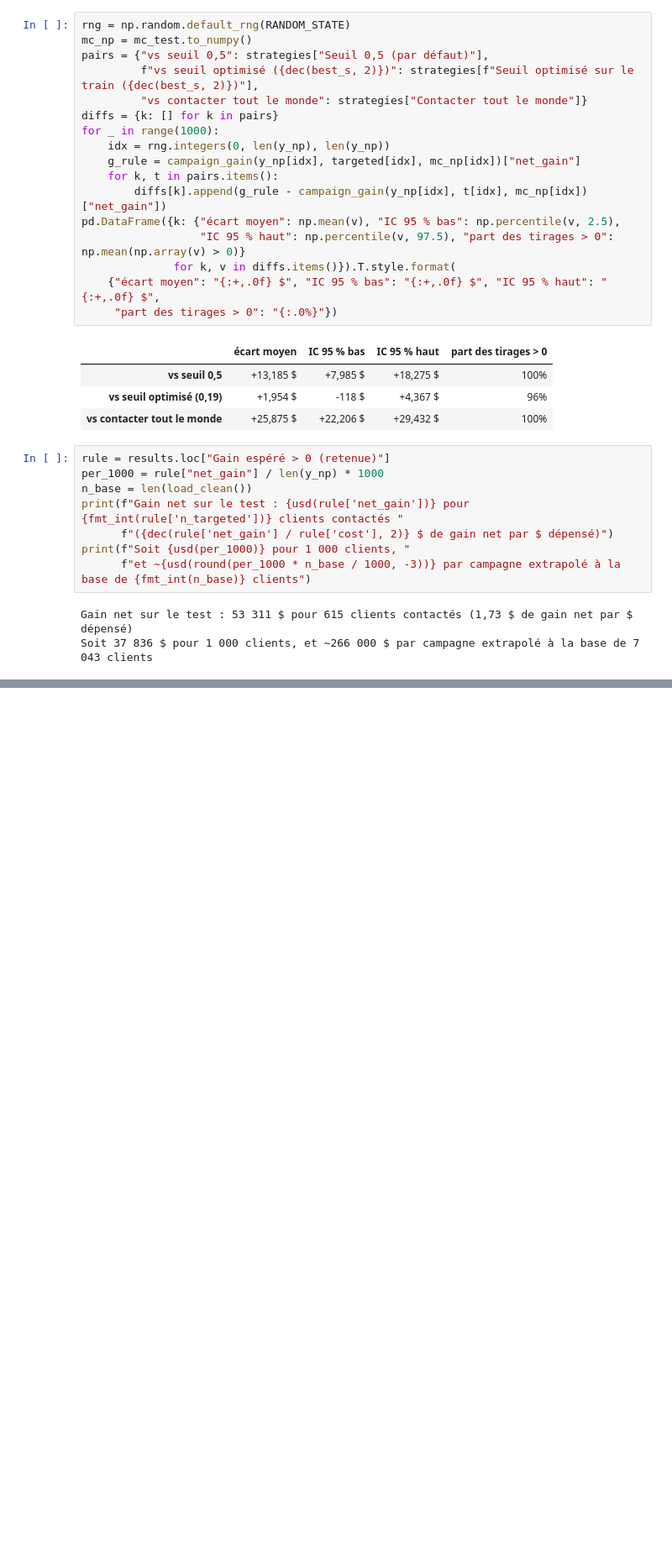
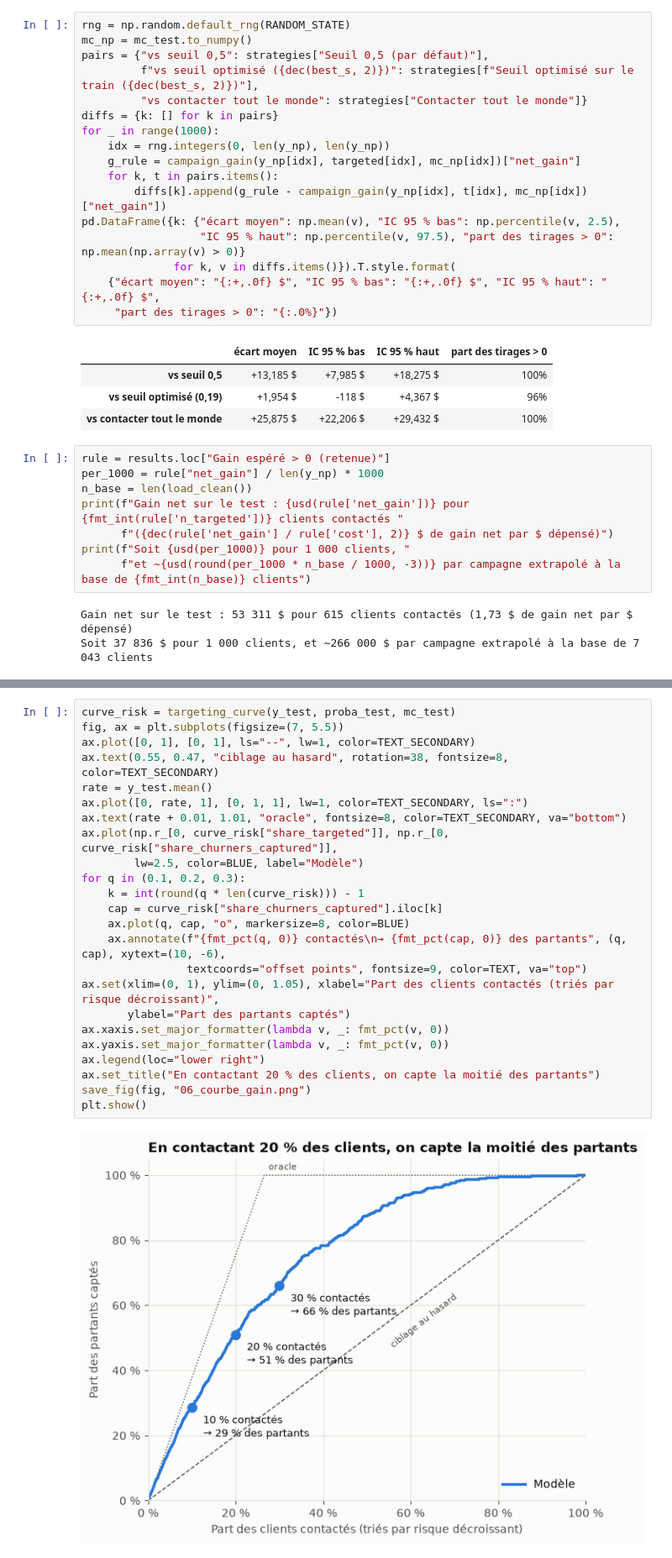
Before and after one commit to cheikhahmedtidiane/projet_churn_clients, a Jupyter notebook: notebooks/06_evaluation_business.ipynb, the cells around one changed output, grey strips where cells are left out. Shown at 84% size. Saved outputs shown, nothing was run; the diff lists cells and outputs as text; blank space fills up the shorter version.

```diff
--- a/notebooks/06_evaluation_business.ipynb
+++ b/notebooks/06_evaluation_business.ipynb
@@ -295,0 +348,26 @@ Soit 37 836 $ pour 1 000 clients, et ~266 000 $ par campagne extrapolé à la ba
+# %%
+curve_risk = targeting_curve(y_test, proba_test, mc_test)
+fig, ax = plt.subplots(figsize=(7, 5.5))
+ax.plot([0, 1], [0, 1], ls="--", lw=1, color=TEXT_SECONDARY)
+ax.text(0.55, 0.47, "ciblage au hasard", rotation=38, fontsize=8, color=TEXT_SECONDARY)
+rate = y_test.mean()
+ax.plot([0, rate, 1], [0, 1, 1], lw=1, color=TEXT_SECONDARY, ls=":")
+ax.text(rate + 0.01, 1.01, "oracle", fontsize=8, color=TEXT_SECONDARY, va="bottom")
+ax.plot(np.r_[0, curve_risk["share_targeted"]], np.r_[0, curve_risk["share_churners_captured"]],
+        lw=2.5, color=BLUE, label="Modèle")
+for q in (0.1, 0.2, 0.3):
+    k = int(round(q * len(curve_risk))) - 1
+    cap = curve_risk["share_churners_captured"].iloc[k]
+    ax.plot(q, cap, "o", markersize=8, color=BLUE)
+    ax.annotate(f"{fmt_pct(q, 0)} contactés\n→ {fmt_pct(cap, 0)} des partants", (q, cap), xytext=(10, -6),
+                textcoords="offset points", fontsize=9, color=TEXT, va="top")
+ax.set(xlim=(0, 1), ylim=(0, 1.05), xlabel="Part des clients contactés (triés par risque décroissant)",
+       ylabel="Part des partants captés")
+ax.xaxis.set_major_formatter(lambda v, _: fmt_pct(v, 0))
+ax.yaxis.set_major_formatter(lambda v, _: fmt_pct(v, 0))
+ax.legend(loc="lower right")
+ax.set_title("En contactant 20 % des clients, on capte la moitié des partants")
+save_fig(fig, "06_courbe_gain.png")
+plt.show()
+# %% [output]
+[figure, added]
```
Also changed, not shown: parts of 8 cells of this notebook, 4 other files.
